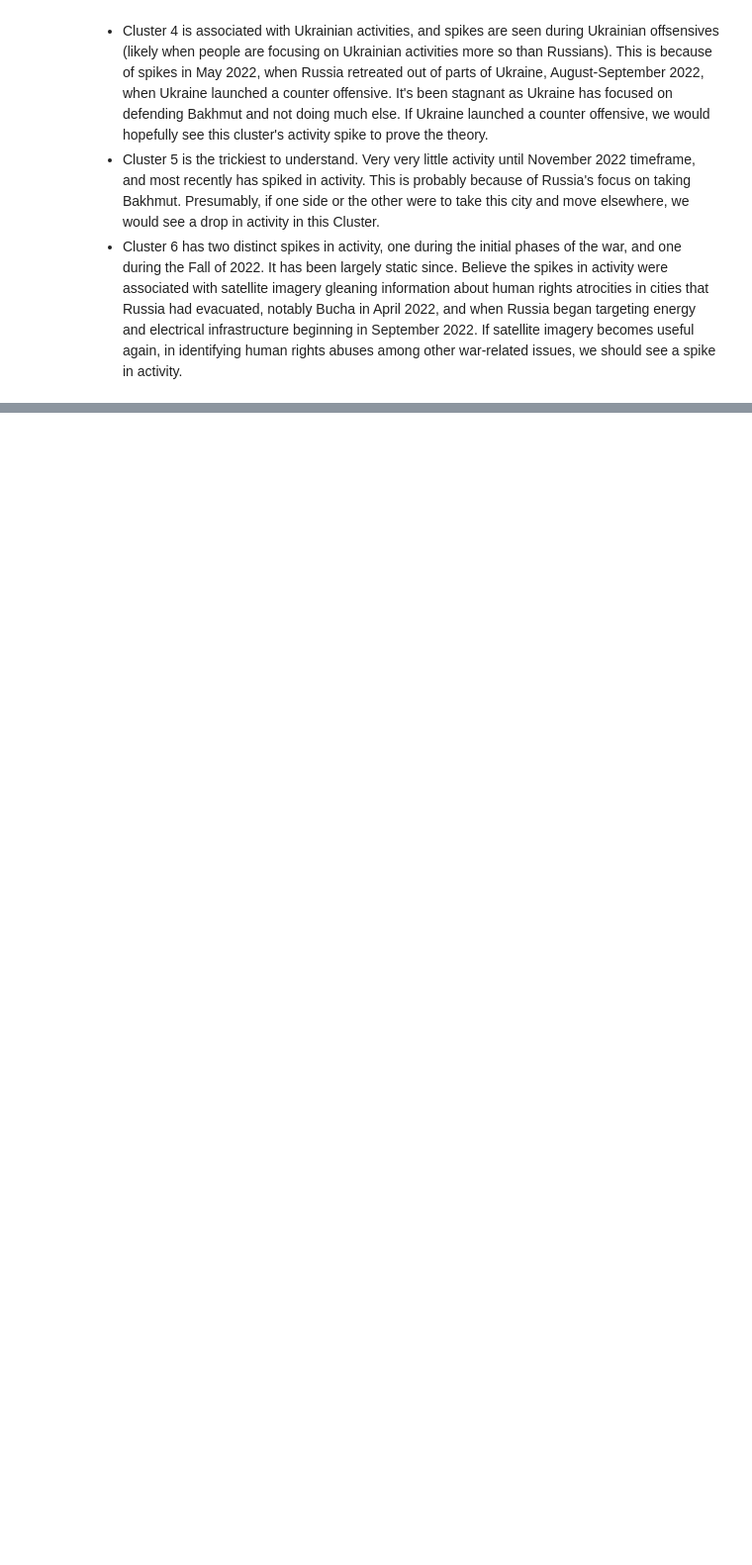
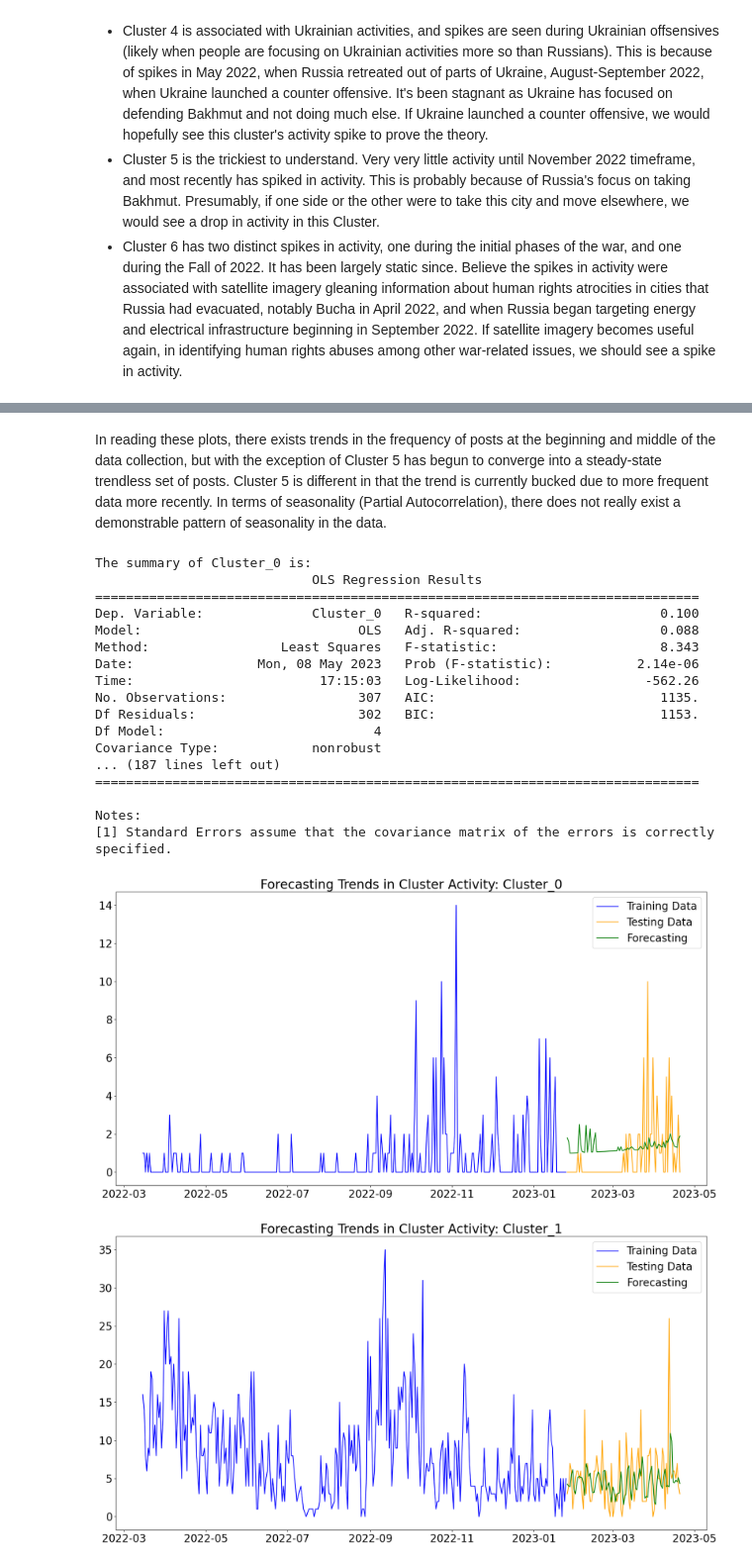
Before and after one commit to minerad183/Extracting-and-Classifying-Posts, a Jupyter notebook: notebooks/clusters_spatial_temporal_eda.ipynb, the cells around one changed output, grey strips where cells are left out. Shown at 99% size. Cells and saved outputs as stored; diff of their text form; code cells hidden in the pictures; blank space fills up the shorter version.

```diff
--- a/notebooks/clusters_spatial_temporal_eda.ipynb
+++ b/notebooks/clusters_spatial_temporal_eda.ipynb
@@ -334,0 +377,78 @@ There does appear to be a cyclical nature of each of the clusters:
+# %% [markdown]
+In reading these plots, there exists trends in the frequency of posts at the beginning and middle of the data collection, but with the exception of Cluster 5 has begun to converge into a steady-state trendless set of posts. Cluster 5 is different in that the trend is currently bucked due to more frequent data more recently. In terms of seasonality (Partial Autocorrelation), there does not really exist a demonstrable pattern of seasonality in the data.
+# %%
+# I am going to forecast, once with regular linear regression.
+columns_to_iterate = ['Cluster_0', 'Cluster_1', 'Cluster_2', 'Cluster_3', 'Cluster_4', 'Cluster_5', 'Cluster_6']
+for column_name, column_data in activity_counts_df[columns_to_iterate].items():
+
+    # Create a column called `lag_1` that lags Clusters by one day.
+    activity_counts_df['lag_1'] = activity_counts_df[column_name].shift(1)
+
+    # Create a column called `lag_2` that lags Clusters by two days.
+    activity_counts_df['lag_2'] = activity_counts_df[column_name].shift(2)
+
+    # Create a column called `seasonal_12` that lags Clusters by one month(ish).
+    activity_counts_df['seasonal_30'] = activity_counts_df[column_name].shift(30)
+
+    # Create a variable called `time` that takes on a value of 0 in Feb 2022,
+    # then increases by 1 each day until the end of the dataframe.
+    activity_counts_df['time'] = range(0, activity_counts_df.shape[0])
+
+
+    X_train, X_test, y_train, y_test = train_test_split(activity_counts_df[['lag_1', 'lag_2', 'seasonal_30', 'time']],
+                                                    activity_counts_df[column_name],
+                                                    test_size = 0.2, shuffle= False)
+    #Accoutrements to process the data
+    X_train = sm.add_constant(X_train)
+    X_test = sm.add_constant(X_test)
+    X_train.dropna(inplace=True)
+    y_train = y_train[X_train.index]
+
+    #Linear modeling time
+    lm = sm.OLS(y_train, X_train)
+    lm_results = lm.fit()
+
+    print(f"The summary of {column_name} is:")
+    print(f"{lm_results.summary()}")
+
+    #Generate and store predicted y values for each cluster
+    y_pred = lm_results.predict(X_test)
+
+    # Set figure size.
+    plt.figure(figsize=(20,10))
+
+    # Plot training data.
+    plt.plot(y_train.index, y_train.values, color = 'blue', label = 'Training Data')
+
+    # Plot testing data.
+    plt.plot(y_test.index, y_test.values, color = 'orange', label = 'Testing Data')
+
+    # Plot predicted test values.
+    plt.plot(lm_results.predict(X_test), color = 'green', label = 'Forecasting')
+
+    # Set label.
+    plt.title(label = 'Forecasting Trends in Cluster Activity: ' + column_name, fontsize=24)
+    plt.legend(['Training Data', 'Testing Data', 'Forecasting'], fontsize=20)
+    # Resize tick marks.
+    plt.xticks(fontsize=20)
+    plt.yticks(fontsize=20);
+# %% [output]
+The summary of Cluster_0 is:
+                            OLS Regression Results
+==============================================================================
+Dep. Variable:              Cluster_0   R-squared:                       0.100
+Model:                            OLS   Adj. R-squared:                  0.088
+Method:                 Least Squares   F-statistic:                     8.343
+Date:                Mon, 08 May 2023   Prob (F-statistic):           2.14e-06
+Time:                        17:15:03   Log-Likelihood:                -562.26
+No. Observations:                 307   AIC:                             1135.
+Df Residuals:                     302   BIC:                             1153.
+Df Model:                           4
+Covariance Type:            nonrobust
+... (187 lines left out)
+==============================================================================
+
+Notes:
+[1] Standard Errors assume that the covariance matrix of the errors is correctly specified.
+[figure, added]
+[figure, added]
```
Also changed, not shown: parts of 9 cells of this notebook.
